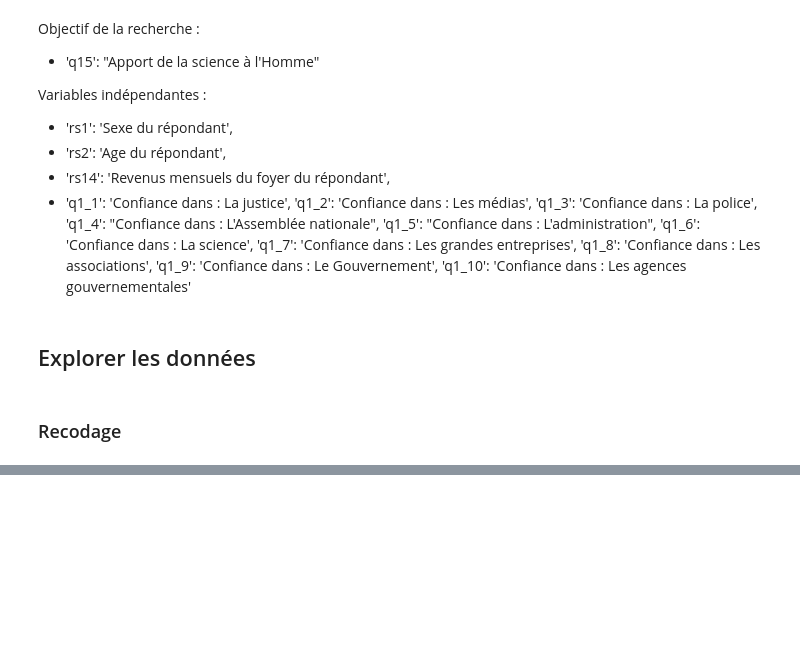
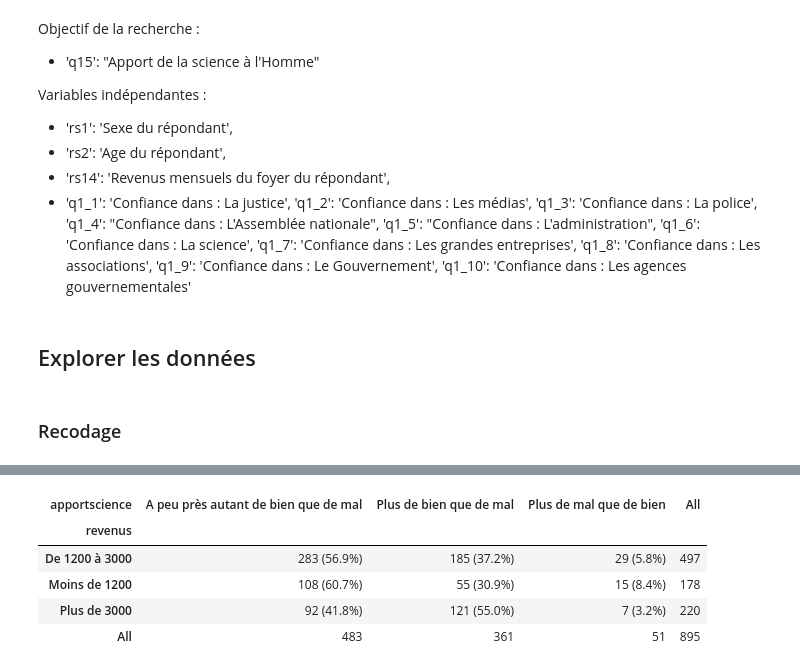
Before and after one commit to pyshs/Formation-UNIL-2021-printemps, a Jupyter notebook: Réanalyse d'image de la science 2011.ipynb, the cells around one changed output, grey strips where cells are left out. Cells and saved outputs as stored; diff of their text form; code cells hidden in the pictures; blank space fills up the shorter version.

```diff
--- a/Réanalyse d'image de la science 2011.ipynb
+++ b/Réanalyse d'image de la science 2011.ipynb
@@ -123,0 +259,9 @@ Name: apportscience, Length: 1027, dtype: object
+# %%
+pyshs.tableau_croise(data,"revenus","apportscience")
+# %% [output]
+| apportscience | A peu près autant de bien que de mal | Plus de bien que de mal | Plus de mal que de bien | All |
+| revenus |  |  |  |  |
+| De 1200 à 3000 | 283 (56.9%) | 185 (37.2%) | 29 (5.8%) | 497 |
+| Moins de 1200 | 108 (60.7%) | 55 (30.9%) | 15 (8.4%) | 178 |
+| Plus de 3000 | 92 (41.8%) | 121 (55.0%) | 7 (3.2%) | 220 |
+| All | 483 | 361 | 51 | 895 |
```
Also changed, not shown: parts of 35 cells of this notebook, 1 other file.
